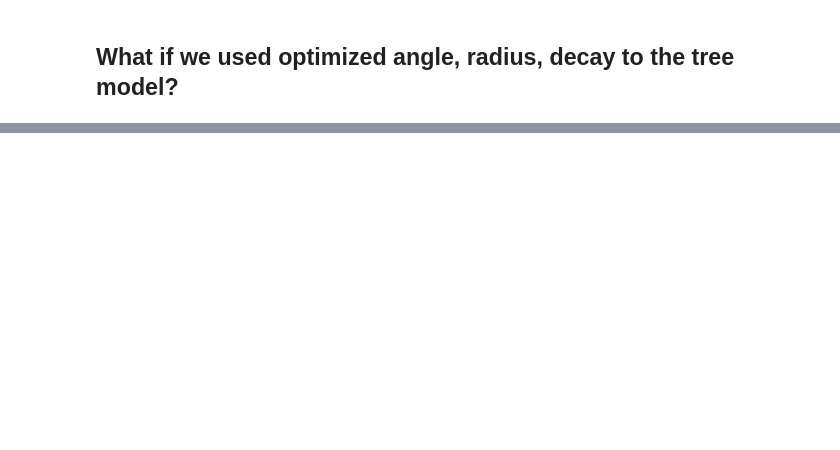
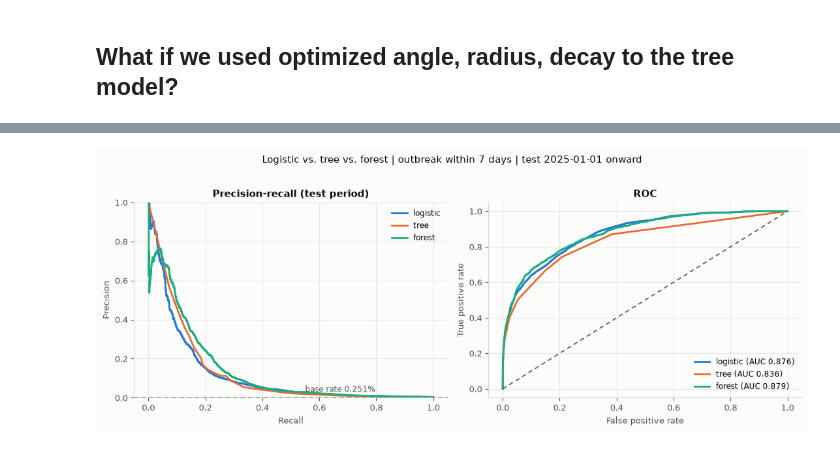
Before and after one commit to NickSanfordCPA/h5n1-capstone, a Jupyter notebook: notebooks/regression_baseline.ipynb, the cells around one changed output, grey strips where cells are left out. Drawn from its saved outputs; the diff is of its cells as text; code cells hidden in the pictures; blank space fills up the shorter version.

```diff
--- a/notebooks/regression_baseline.ipynb
+++ b/notebooks/regression_baseline.ipynb
@@ -1301,0 +1424,32 @@ Top 10 variables, production vs. optimized geometry importance side by side:
+# %%
+# --- same comparison as 10.1's PR/ROC cell, with the forest added on top --------
+fig, axes = plt.subplots(1, 2, figsize=(11, 4.2))
+
+prec_lr, rec_lr, _ = precision_recall_curve(y_te, p_te)
+prec_tr, rec_tr, _ = precision_recall_curve(y_te, p_te_tree)
+prec_fo, rec_fo, _ = precision_recall_curve(y_te, p_te_forest)
+axes[0].plot(rec_lr, prec_lr, color=BLUE, label="logistic")
+axes[0].plot(rec_tr, prec_tr, color=ORANGE, label="tree")
+axes[0].plot(rec_fo, prec_fo, color=AQUA, label="forest")
+axes[0].axhline(base_rate, color=INK_2, lw=1.2, ls=(0, (4, 3)))
+axes[0].annotate(f"base rate {base_rate:.3%}", (0.55, base_rate), textcoords="offset points",
+                 xytext=(0, 6), color=INK_2, fontsize=8.5)
+axes[0].set(xlabel="Recall", ylabel="Precision", ylim=(0, 1), title="Precision-recall (test period)")
+axes[0].legend(loc="upper right", fontsize=8.5)
+
+fpr_lr, tpr_lr, _ = roc_curve(y_te, p_te)
+fpr_tr, tpr_tr, _ = roc_curve(y_te, p_te_tree)
+fpr_fo, tpr_fo, _ = roc_curve(y_te, p_te_forest)
+axes[1].plot(fpr_lr, tpr_lr, color=BLUE, label=f"logistic (AUC {roc_auc_score(y_te, p_te):.3f})")
+axes[1].plot(fpr_tr, tpr_tr, color=ORANGE, label=f"tree (AUC {roc_auc_score(y_te, p_te_tree):.3f})")
+axes[1].plot(fpr_fo, tpr_fo, color=AQUA, label=f"forest (AUC {roc_auc_score(y_te, p_te_forest):.3f})")
+axes[1].plot([0, 1], [0, 1], color=INK_2, lw=1.2, ls=(0, (4, 3)))
+axes[1].set(xlabel="False positive rate", ylabel="True positive rate", title="ROC")
+axes[1].legend(loc="lower right", fontsize=8.5)
+
+fig.suptitle(f"Logistic vs. tree vs. forest | outbreak within 7 days | test {SPLIT_DATE} onward",
+             fontsize=10.5, color=INK, y=1.02)
+fig.tight_layout()
+plt.show()
+# %% [output]
+[figure, added]
```
Also changed, not shown: parts of 35 cells of this notebook.
